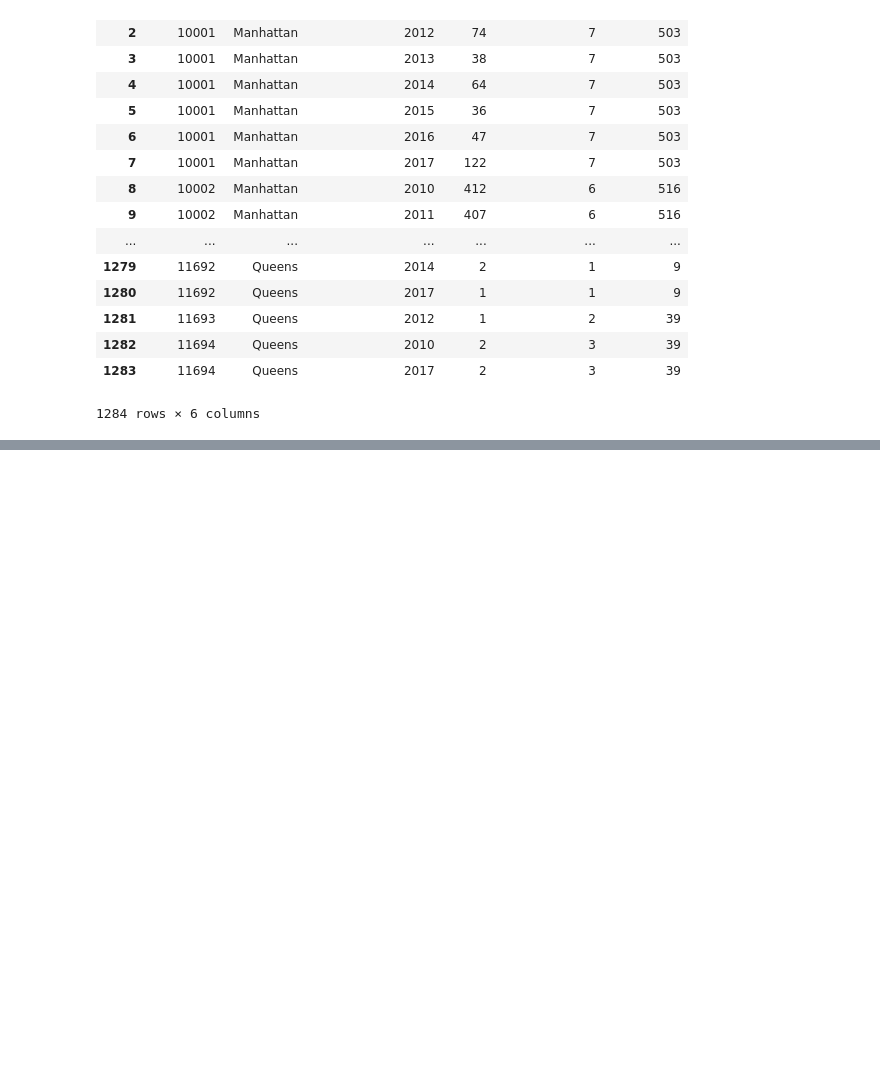
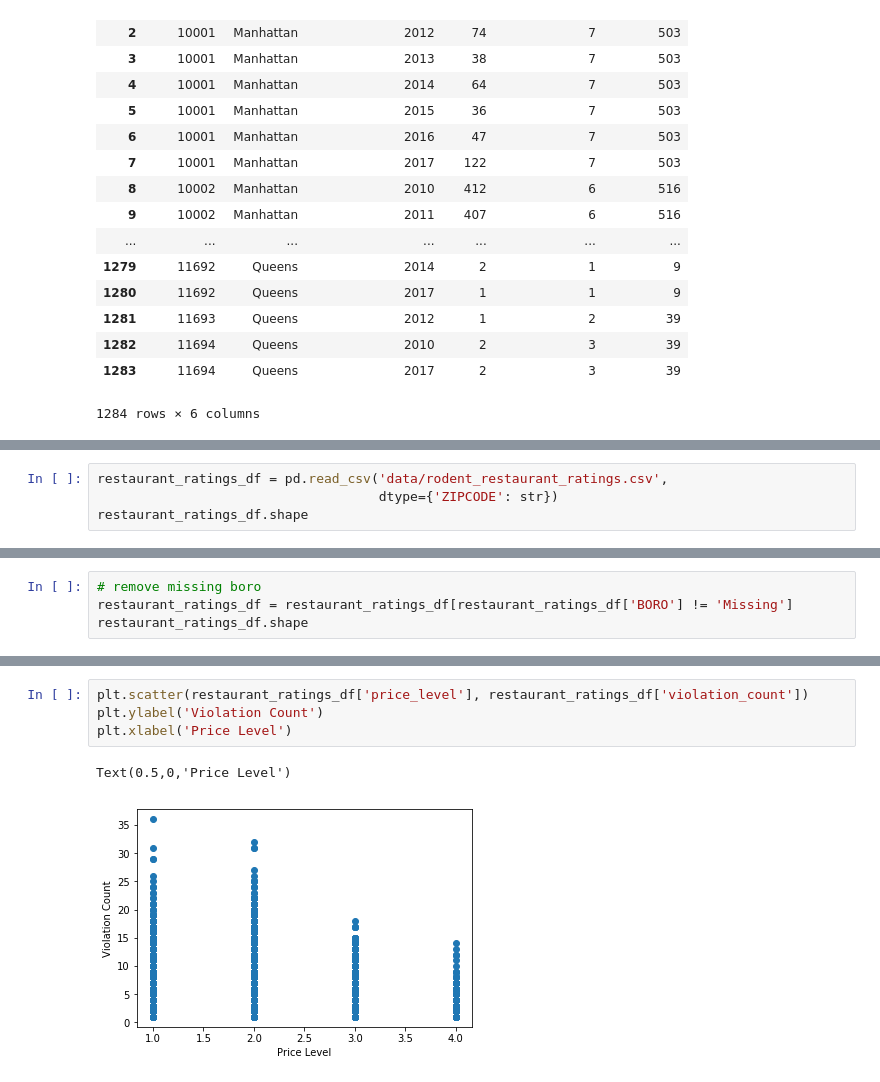
Before and after one commit to chrisfleisch/rodents-nyc, a Jupyter notebook: Rodent NYC Data.ipynb, the cells around one changed output, grey strips where cells are left out. Saved outputs shown, nothing was run; the diff lists cells and outputs as text; blank space fills up the shorter version.

```diff
--- a/Rodent NYC Data.ipynb
+++ b/Rodent NYC Data.ipynb
@@ -667,0 +699,4 @@ rat_by_zip_df
+# %%
+restaurant_ratings_df = pd.read_csv('data/rodent_restaurant_ratings.csv',
+                                    dtype={'ZIPCODE': str})
+restaurant_ratings_df.shape
@@ -667,0 +705,4 @@ rat_by_zip_df
+# %%
+# remove missing boro
+restaurant_ratings_df = restaurant_ratings_df[restaurant_ratings_df['BORO'] != 'Missing']
+restaurant_ratings_df.shape
@@ -667,0 +890,7 @@ rat_by_zip_df
+# %%
+plt.scatter(restaurant_ratings_df['price_level'], restaurant_ratings_df['violation_count'])
+plt.ylabel('Violation Count')
+plt.xlabel('Price Level')
+# %% [output]
+Text(0.5,0,'Price Level')
+[figure, added]
```
Also changed, not shown: parts of 45 cells of this notebook, 2 other files.
